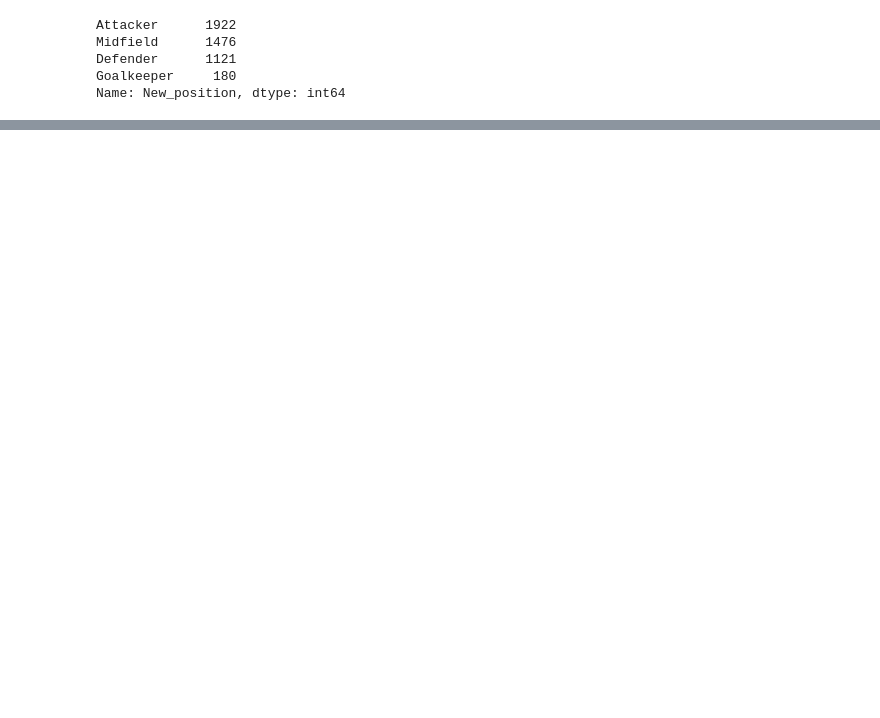
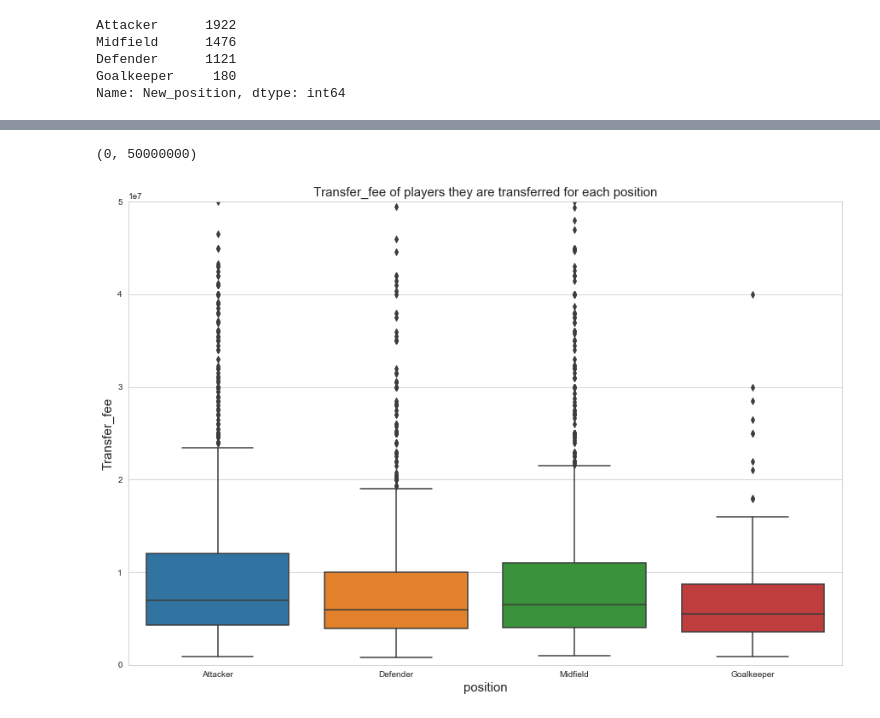
Before and after one commit to aalsudairi/Data-Science-Course-Project, a Jupyter notebook: top-transfer-fee-in-football.ipynb, the cells around one changed output, grey strips where cells are left out. Drawn from its saved outputs; the diff is of its cells as text; code cells hidden in the pictures; blank space fills up the shorter version.

```diff
--- a/top-transfer-fee-in-football.ipynb
+++ b/top-transfer-fee-in-football.ipynb
@@ -278 +310,11 @@ plt.grid(axis='y')
+# %%
+ax = plt.subplots(figsize=(15,10))
+ax = sns.boxplot(x="New_position", y="Transfer_fee", data=df)
+ax.set_title("Transfer_fee of players they are transferred for each position", fontsize=15)
+ax.set_ylabel("Transfer_fee",fontsize=15)
+ax.set_xlabel("position", fontsize=15)
+ax.set_ylim([0, 50000000])
+# %% [output]
+(0, 50000000)
+[figure, added]
 # %% [markdown]
```
Also changed, not shown: parts of 60 cells of this notebook.
